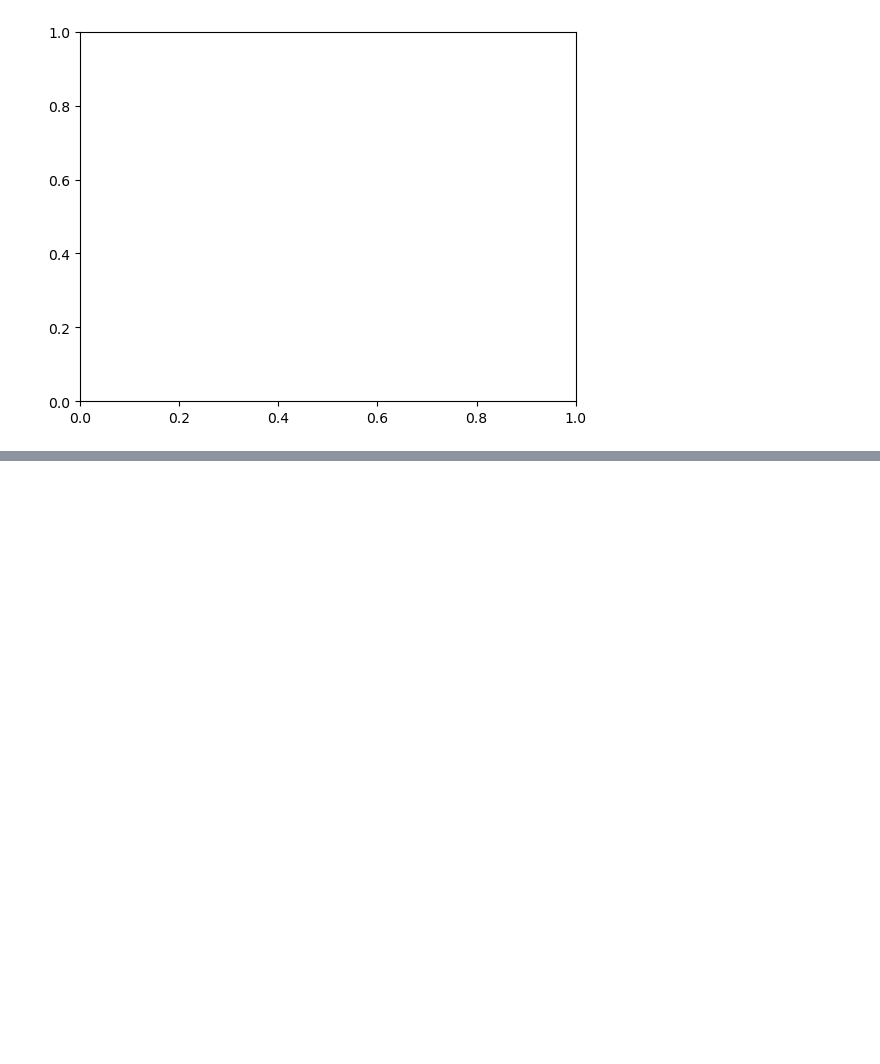
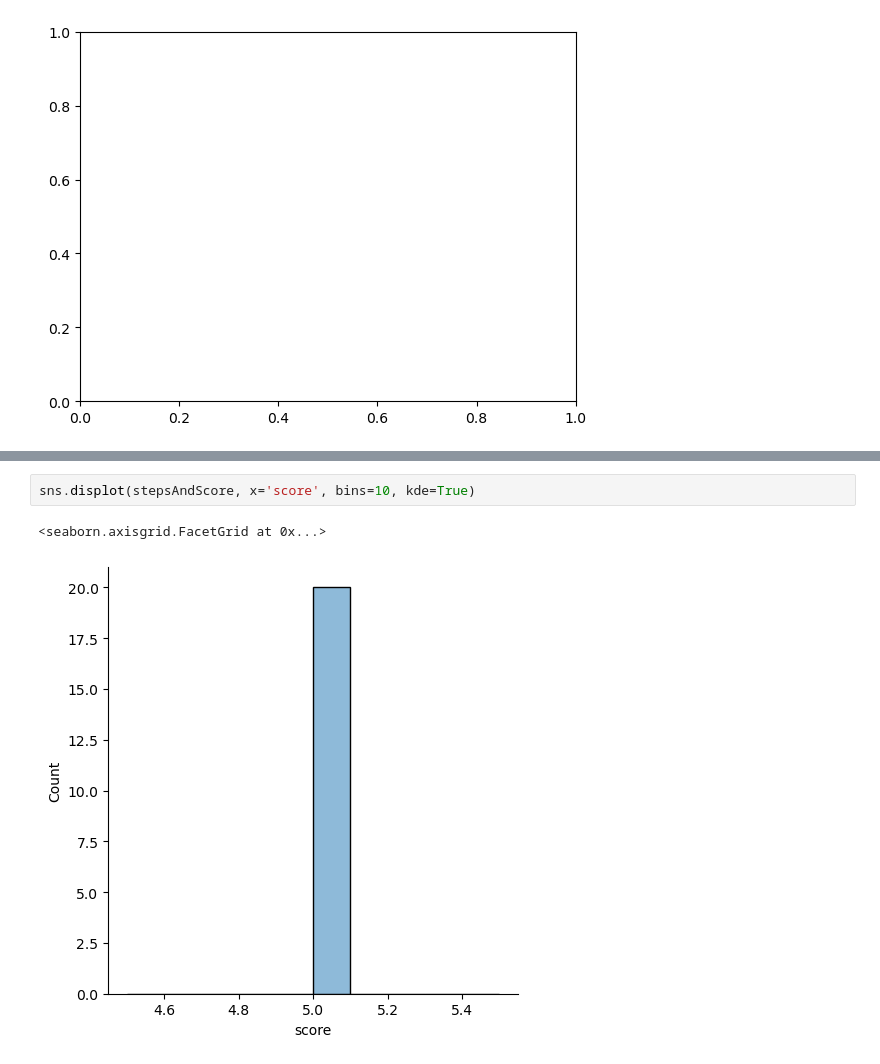
Before and after one commit to Threelivestoken/RFP4, a Jupyter notebook: ZachsCode/Untitled.ipynb, the cells around one changed output, grey strips where cells are left out. Drawn from its saved outputs; the diff is of its cells as text; blank space fills up the shorter version.

```diff
--- a/ZachsCode/Untitled.ipynb
+++ b/ZachsCode/Untitled.ipynb
@@ -32,0 +38,5 @@ IndexError: too many indices for array: array is 0-dimensional, but 1 were index
+# %%
+sns.displot(stepsAndScore, x='score', bins=10, kde=True)
+# %% [output]
+<seaborn.axisgrid.FacetGrid at 0x...>
+[figure, added]
```
Also changed, not shown: parts of 3 cells of this notebook, 2 other files.
